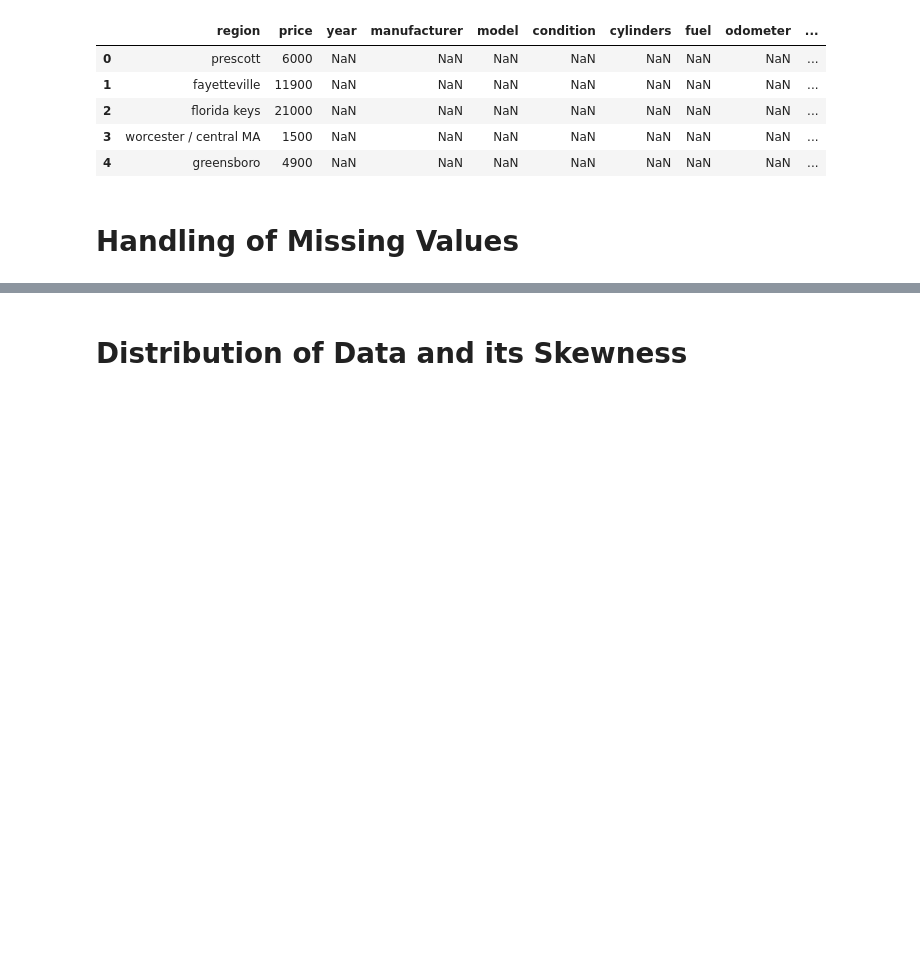
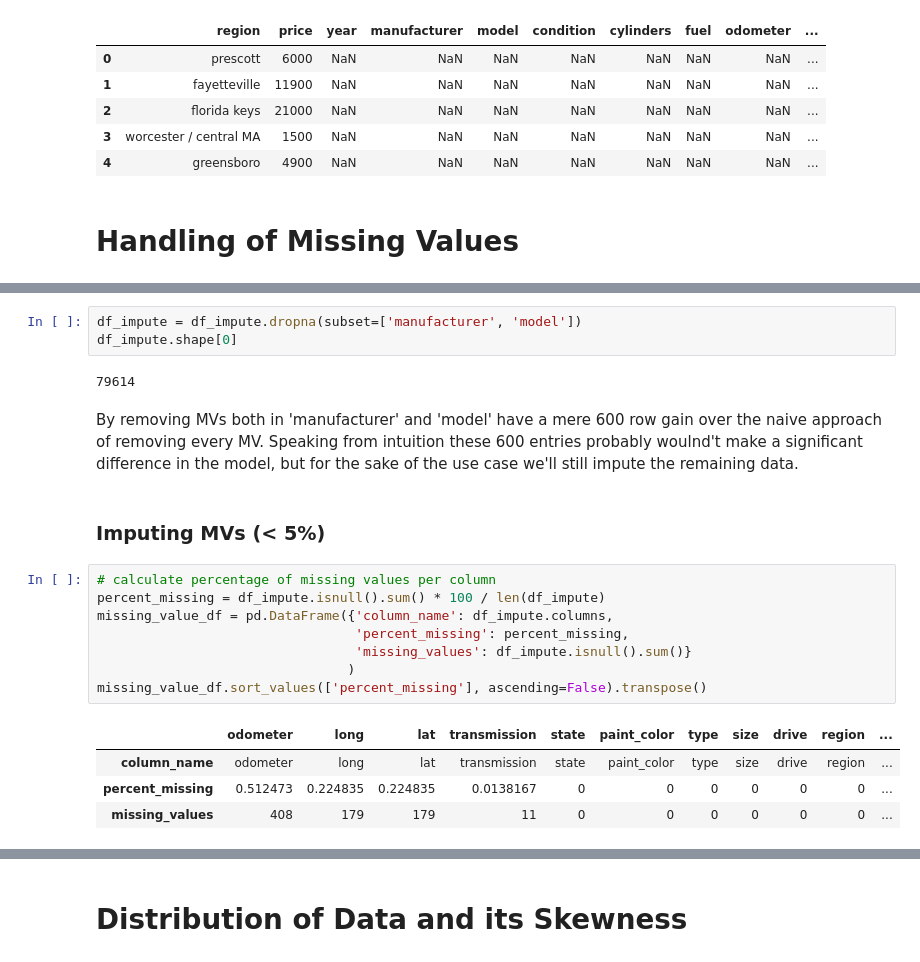
Before and after one commit to MyPetOctocat/Applied-Analytics, a Jupyter notebook: general_preprocessing.ipynb, the cells around one changed output, grey strips where cells are left out. Saved outputs shown, nothing was run; the diff lists cells and outputs as text; blank space fills up the shorter version.

```diff
--- a/general_preprocessing.ipynb
+++ b/general_preprocessing.ipynb
@@ -92,0 +162,22 @@ df.dropna().head()
+# %%
+df_impute = df_impute.dropna(subset=['manufacturer', 'model'])
+df_impute.shape[0]
+# %% [output]
+79614
+# %% [markdown]
+By removing MVs both in 'manufacturer' and 'model' have a mere 600 row gain over the naive approach of removing every MV. Speaking from intuition these 600 entries probably woulnd't make a significant difference in the model, but for the sake of the use case we'll still impute the remaining data.
+# %% [markdown]
+### Imputing MVs (< 5%)
+# %%
+# calculate percentage of missing values per column
+percent_missing = df_impute.isnull().sum() * 100 / len(df_impute)
+missing_value_df = pd.DataFrame({'column_name': df_impute.columns,
+                                 'percent_missing': percent_missing,
+                                 'missing_values': df_impute.isnull().sum()}
+                                )
+missing_value_df.sort_values(['percent_missing'], ascending=False).transpose()
+# %% [output]
+|  | odometer | long | lat | transmission | state | paint_color | type | size | drive | region | ... |
+| column_name | odometer | long | lat | transmission | state | paint_color | type | size | drive | region | ... |
+| percent_missing | 0.512473 | 0.224835 | 0.224835 | 0.0138167 | 0 | 0 | 0 | 0 | 0 | 0 | ... |
+| missing_values | 408 | 179 | 179 | 11 | 0 | 0 | 0 | 0 | 0 | 0 | ... |
```
Also changed, not shown: parts of 22 cells of this notebook, 1 other file.
